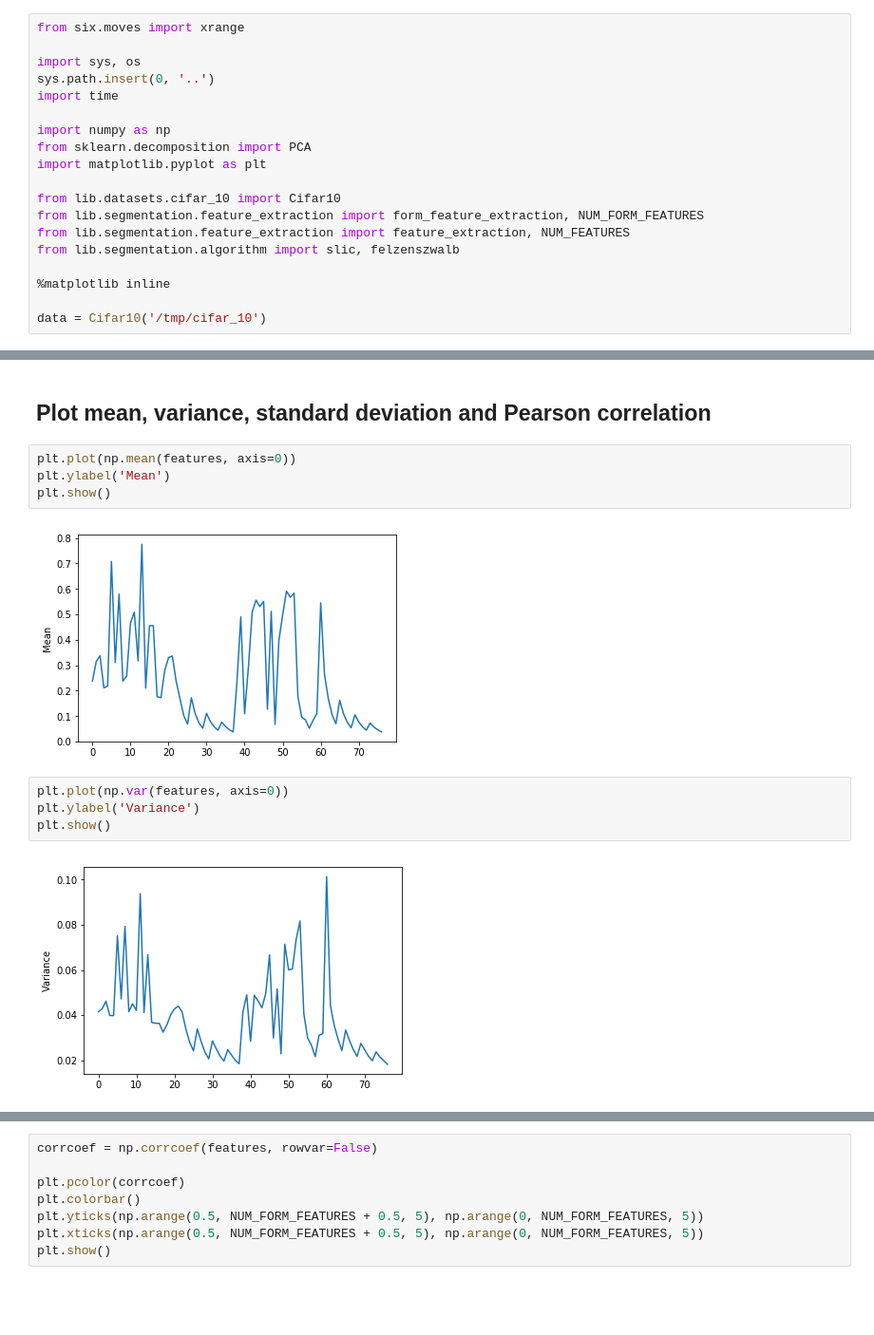
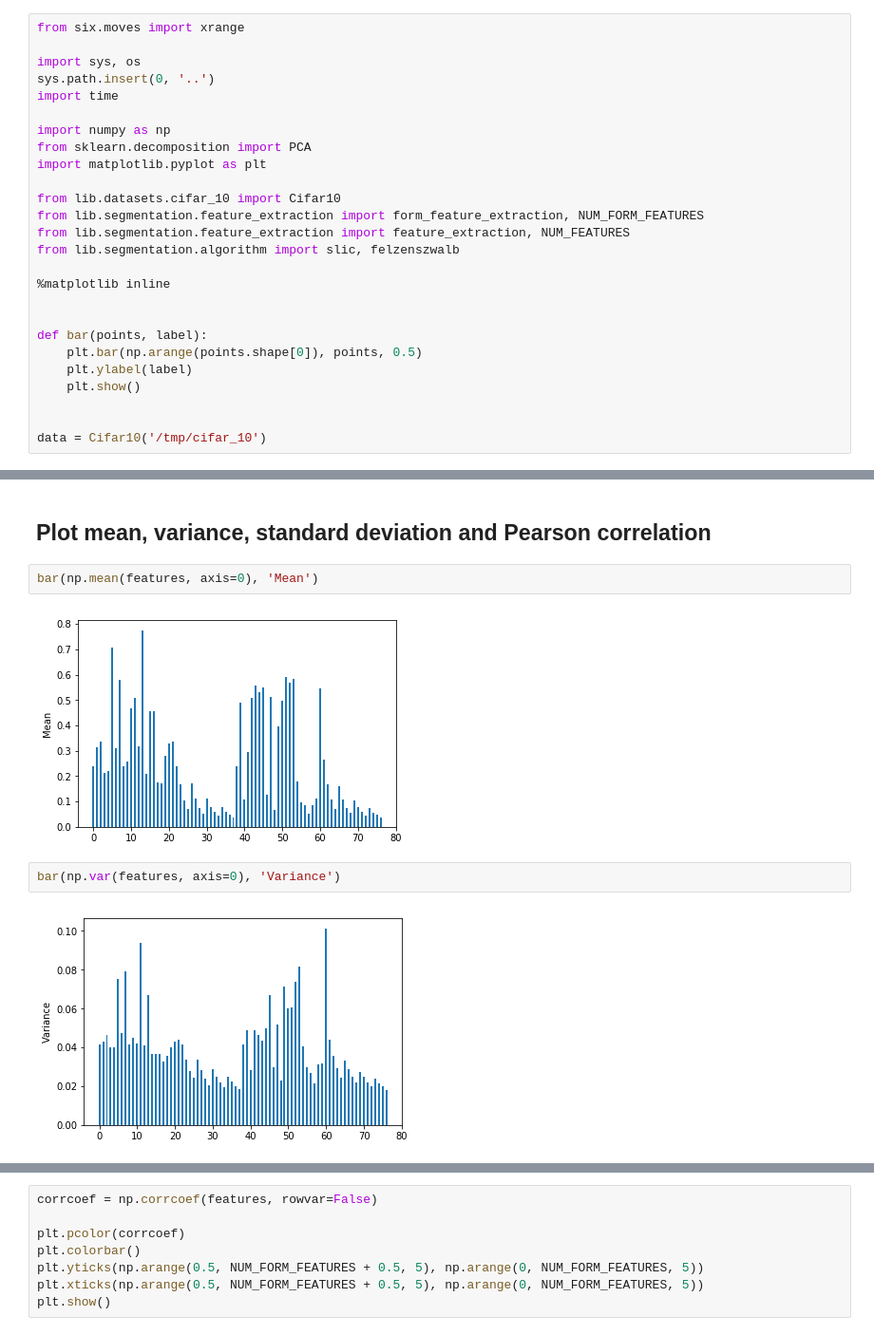
Before and after one commit to rusty1s/embedded_gcnn, a Jupyter notebook: notebooks/form_feature_selection.ipynb, the cells around one changed output, grey strips where cells are left out. Shown: that part at 95% size. Cells and saved outputs as stored; diff of their text form; blank space fills up the shorter version.

Commit message:
feature selection bar plot

```diff
--- a/notebooks/form_feature_selection.ipynb
+++ b/notebooks/form_feature_selection.ipynb
@@ -16,6 +16,13 @@ from lib.segmentation.algorithm import slic, felzenszwalb
 
 %matplotlib inline
 
+
+def bar(points, label):
+    plt.bar(np.arange(points.shape[0]), points, 0.5)
+    plt.ylabel(label)
+    plt.show()
+
+
 data = Cifar10('/tmp/cifar_10')
 # %% [markdown]
 # Form Feature Selection
@@ -75,14 +81,10 @@ Number of features collected: 77
 # %% [markdown]
 ## Plot mean, variance, standard deviation and Pearson correlation
 # %%
-plt.plot(np.mean(features, axis=0))
-plt.ylabel('Mean')
-plt.show()
+bar(np.mean(features, axis=0), 'Mean')
 # %% [output]
-[figure, old version]
+[figure, new version]
 # %%
-plt.plot(np.var(features, axis=0))
-plt.ylabel('Variance')
-plt.show()
+bar(np.var(features, axis=0), 'Variance')
 # %% [output]
-[figure, old version]
+[figure, new version]
```
Also changed, not shown: parts of 3 cells of this notebook, 1 other file.
